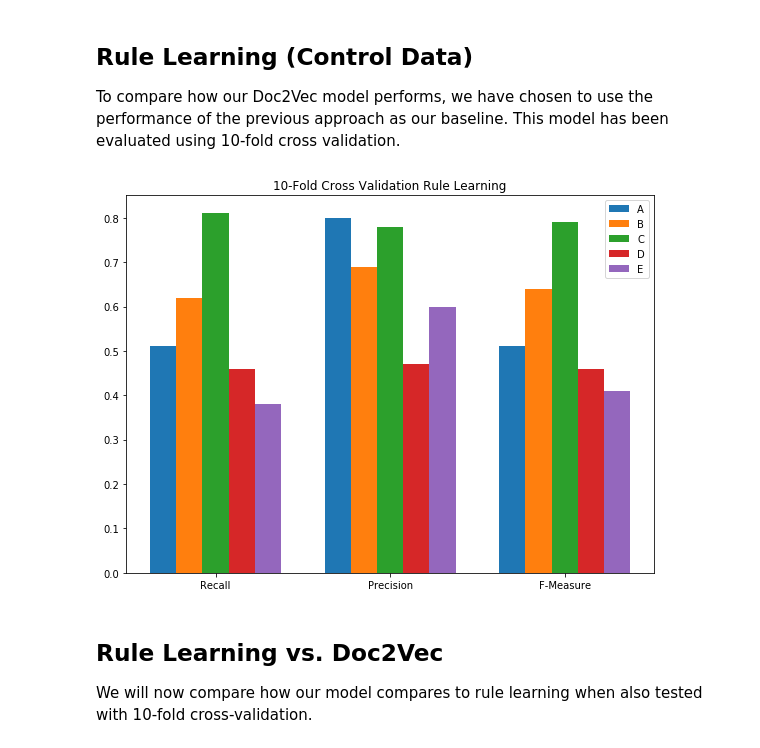
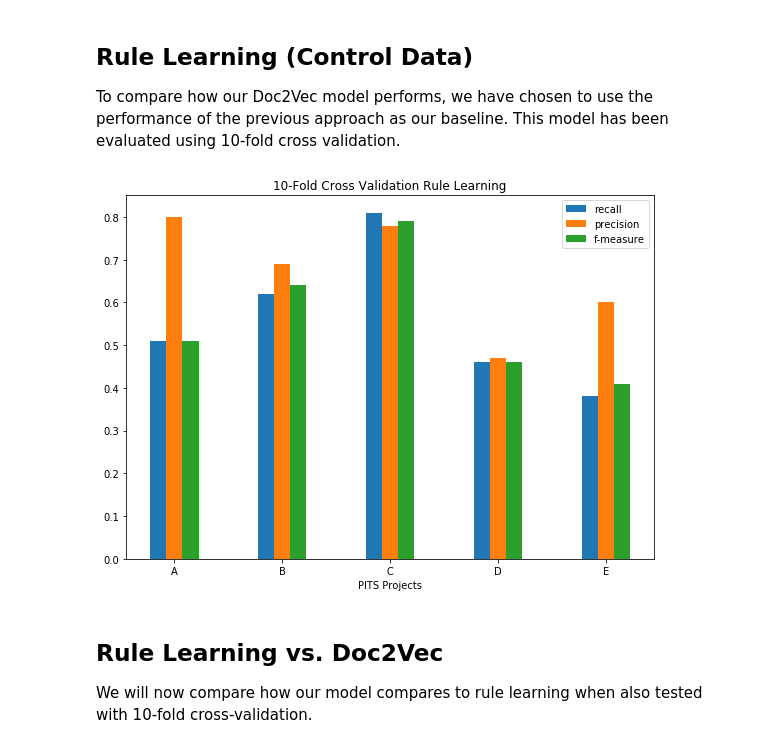
Before and after one commit to seer-lab/bug-severity-prediction, a Jupyter notebook: src/poc/results_visualisation.ipynb, the cells around one changed output. Cells and saved outputs as stored; diff of their text form; code cells hidden in the pictures.

```diff
--- a/src/poc/results_visualisation.ipynb
+++ b/src/poc/results_visualisation.ipynb
@@ -7,38 +7,34 @@ import matplotlib.pyplot as plt
 ## Rule Learning (Control Data)
 To compare how our Doc2Vec model performs, we have chosen to use the performance of the previous approach as our baseline. This model has been evaluated using 10-fold cross validation.
 # %%
-n_projects = 3
+n_projects = 5
 
-pitsA = (0.51, 0.80, 0.51)
-pitsB = (0.62, 0.69, 0.64)
-pitsC = (0.81, 0.78, 0.79)
-pitsD = (0.46, 0.47, 0.46)
-pitsE = (0.38, 0.60, 0.41)
+recall = (0.51, 0.62, 0.81, 0.46, 0.38)
+precision = (0.80, 0.69, 0.78, 0.47, 0.60)
+fmeasure = (0.51, 0.64, 0.79, 0.46, 0.41)
 
 fig, ax = plt.subplots(figsize=(8,6))
 
 index = np.arange(n_projects)
 bar_width = 0.15
 
-pitsA = ax.bar(index, pitsA, bar_width, label='A')
-pitsB = ax.bar(index + bar_width, pitsB, bar_width, label='B')
-pitsC = ax.bar(index + 2*bar_width, pitsC, bar_width, label='C')
-pitsD = ax.bar(index + 3*bar_width, pitsD, bar_width, label='D')
-pitsE = ax.bar(index + 4*bar_width, pitsE, bar_width, label='E')
+pitsA = ax.bar(index, recall, bar_width, label='recall')
+pitsB = ax.bar(index + bar_width, precision, bar_width, label='precision')
+pitsC = ax.bar(index + 2*bar_width, fmeasure, bar_width, label='f-measure')
 
 
-ax.set_xlabel('')
+ax.set_xlabel('PITS Projects')
 ax.set_ylabel('')
 ax.set_title('10-Fold Cross Validation Rule Learning')
-ax.set_xticks(index + 4*bar_width/2)
-ax.set_xticklabels(('Recall', 'Precision', 'F-Measure'))
+ax.set_xticks(index + 2*bar_width/2)
+ax.set_xticklabels(('A', 'B', 'C', 'D', 'E'))
 ax.legend()
 
 fig.tight_layout()
 plt.show()
 fig.savefig('rl_evaluation_bar.png')
 # %% [output]
-[figure, old version]
+[figure, new version]
 # %% [markdown]
 ## Rule Learning vs. Doc2Vec
 We will now compare how our model compares to rule learning when also tested with 10-fold cross-validation.
```
Also changed, not shown: parts of 6 cells of this notebook.
